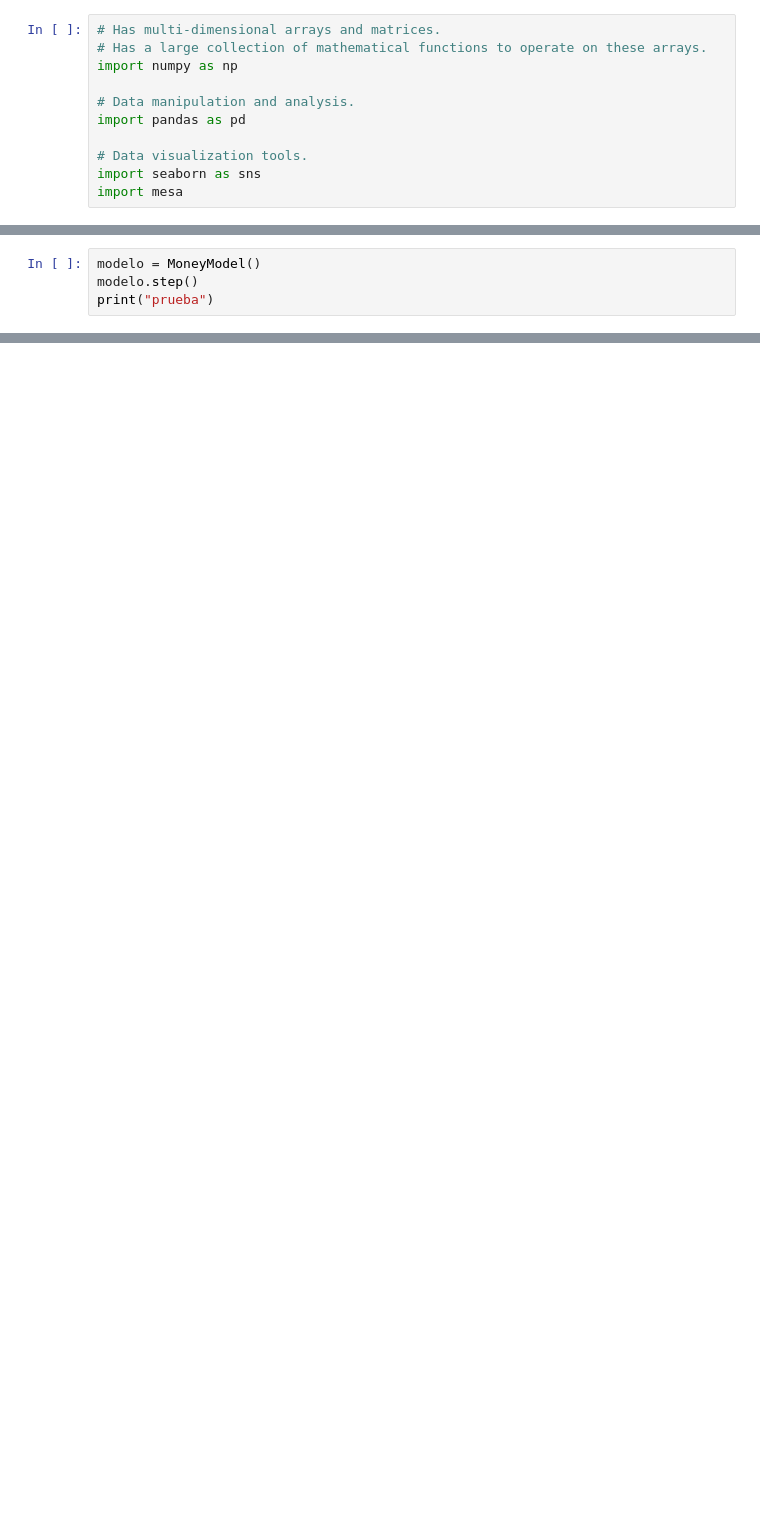
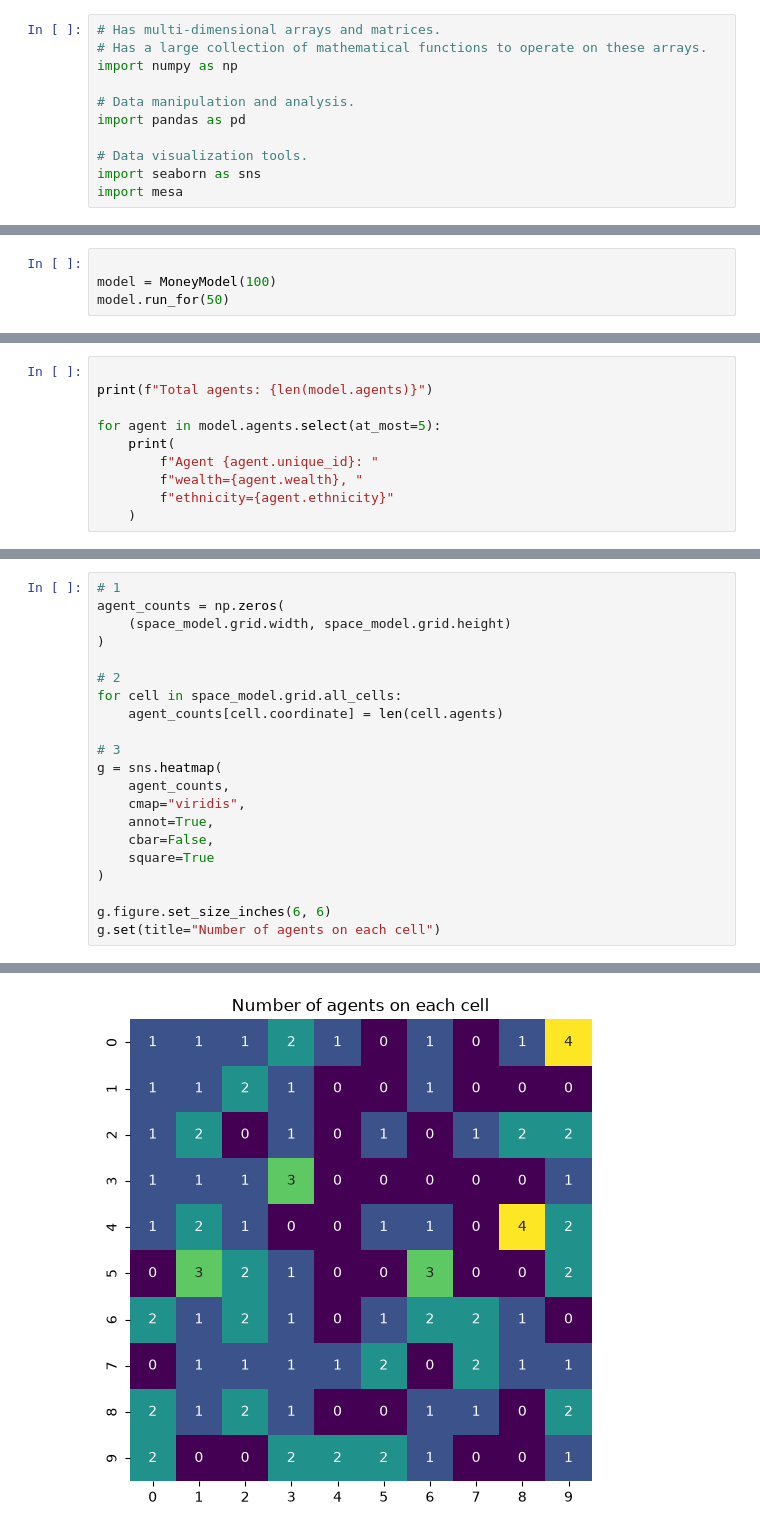
Before and after one commit to A01802689/ActAgentes, a Jupyter notebook: tutorial/money_model.ipynb, the cells around one changed output, grey strips where cells are left out. Drawn from its saved outputs; the diff is of its cells as text; blank space fills up the shorter version.

```diff
--- a/tutorial/money_model.ipynb
+++ b/tutorial/money_model.ipynb
@@ -44,4 +48,4 @@ class MoneyModel(mesa.Model):
 # %%
-modelo = MoneyModel()
-modelo.step()
-print("prueba")
+
+model = MoneyModel(100)
+model.run_for(50)
@@ -59,0 +54,10 @@ prueba
+# %%
+
+print(f"Total agents: {len(model.agents)}")
+
+for agent in model.agents.select(at_most=5):
+    print(
+        f"Agent {agent.unique_id}: "
+        f"wealth={agent.wealth}, "
+        f"ethnicity={agent.ethnicity}"
+    )
@@ -59,0 +652,22 @@ prueba
+# %%
+# 1
+agent_counts = np.zeros(
+    (space_model.grid.width, space_model.grid.height)
+)
+
+# 2
+for cell in space_model.grid.all_cells:
+    agent_counts[cell.coordinate] = len(cell.agents)
+
+# 3
+g = sns.heatmap(
+    agent_counts,
+    cmap="viridis",
+    annot=True,
+    cbar=False,
+    square=True
+)
+
+g.figure.set_size_inches(6, 6)
+g.set(title="Number of agents on each cell")
+# %% [output]
@@ -59,0 +675 @@ prueba
+[figure, added]
```
Also changed, not shown: parts of 71 cells of this notebook, 1 other file.
